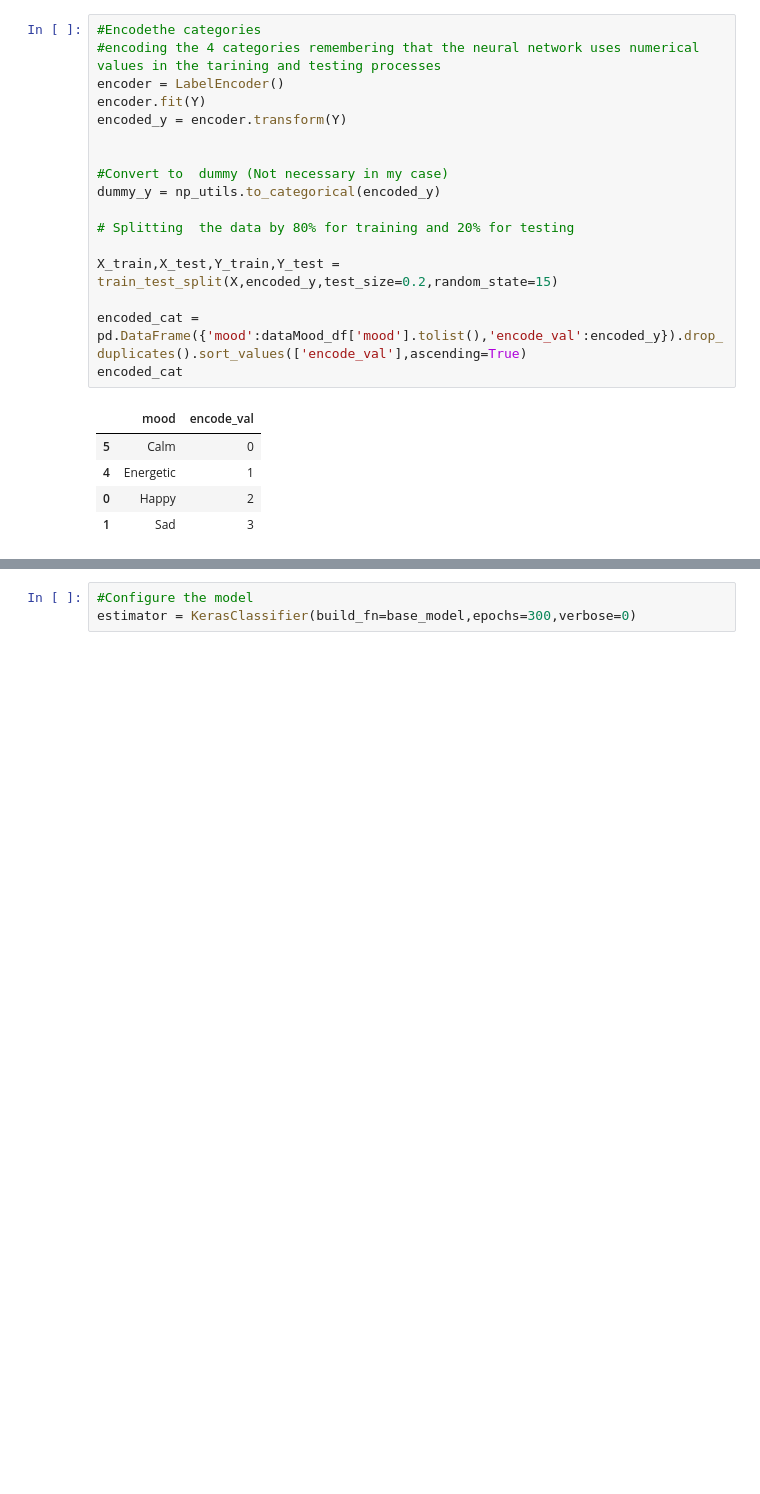
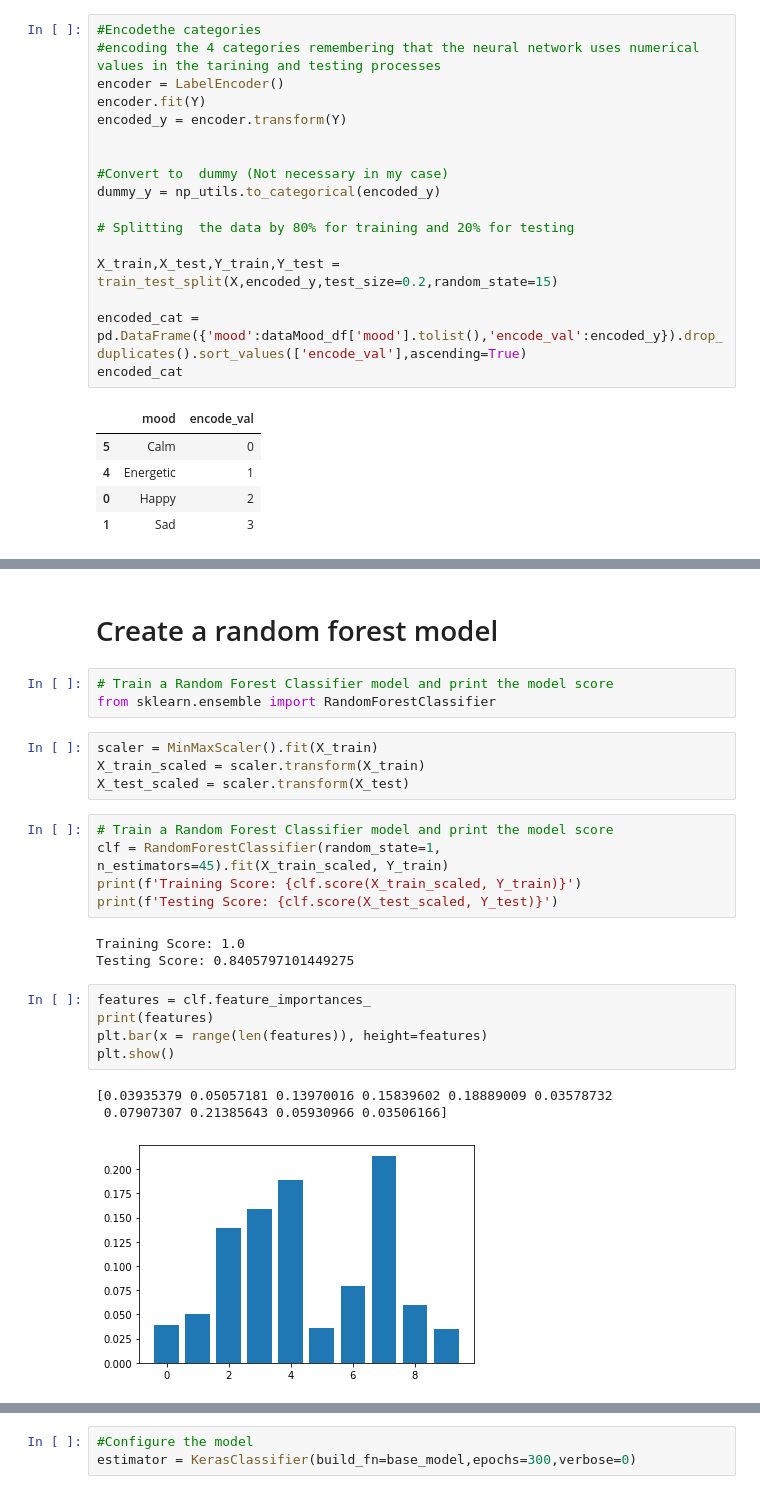
Before and after one commit to olalekeolaleke/Track-Information-and-Mood-Detector, a Jupyter notebook: prediction.ipynb, the cells around one changed output, grey strips where cells are left out. Saved outputs shown, nothing was run; the diff lists cells and outputs as text; blank space fills up the shorter version.

```diff
--- a/prediction.ipynb
+++ b/prediction.ipynb
@@ -205,0 +258,26 @@ encoded_cat
+# %% [markdown]
+# Create a random forest model
+# %%
+# Train a Random Forest Classifier model and print the model score
+from sklearn.ensemble import RandomForestClassifier
+# %%
+scaler = MinMaxScaler().fit(X_train)
+X_train_scaled = scaler.transform(X_train)
+X_test_scaled = scaler.transform(X_test)
+# %%
+# Train a Random Forest Classifier model and print the model score
+clf = RandomForestClassifier(random_state=1, n_estimators=45).fit(X_train_scaled, Y_train)
+print(f'Training Score: {clf.score(X_train_scaled, Y_train)}')
+print(f'Testing Score: {clf.score(X_test_scaled, Y_test)}')
+# %% [output]
+Training Score: 1.0
+Testing Score: 0.8405797101449275
+# %%
+features = clf.feature_importances_
+print(features)
+plt.bar(x = range(len(features)), height=features)
+plt.show()
+# %% [output]
+[0.03935379 0.05057181 0.13970016 0.15839602 0.18889009 0.03578732
+ 0.07907307 0.21385643 0.05930966 0.03506166]
+[figure, added]
```
Also changed, not shown: parts of 19 cells of this notebook, 9 other files.
